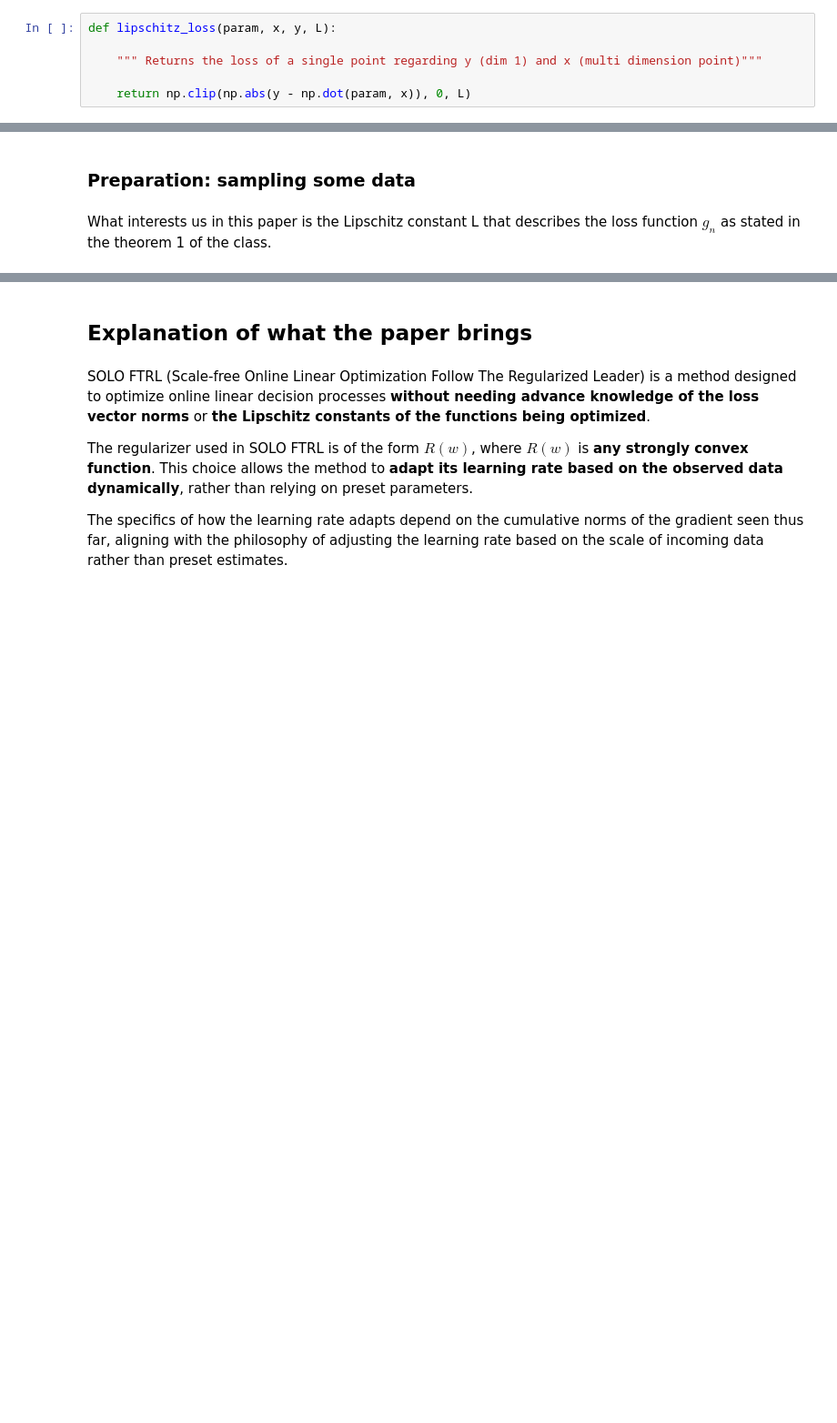
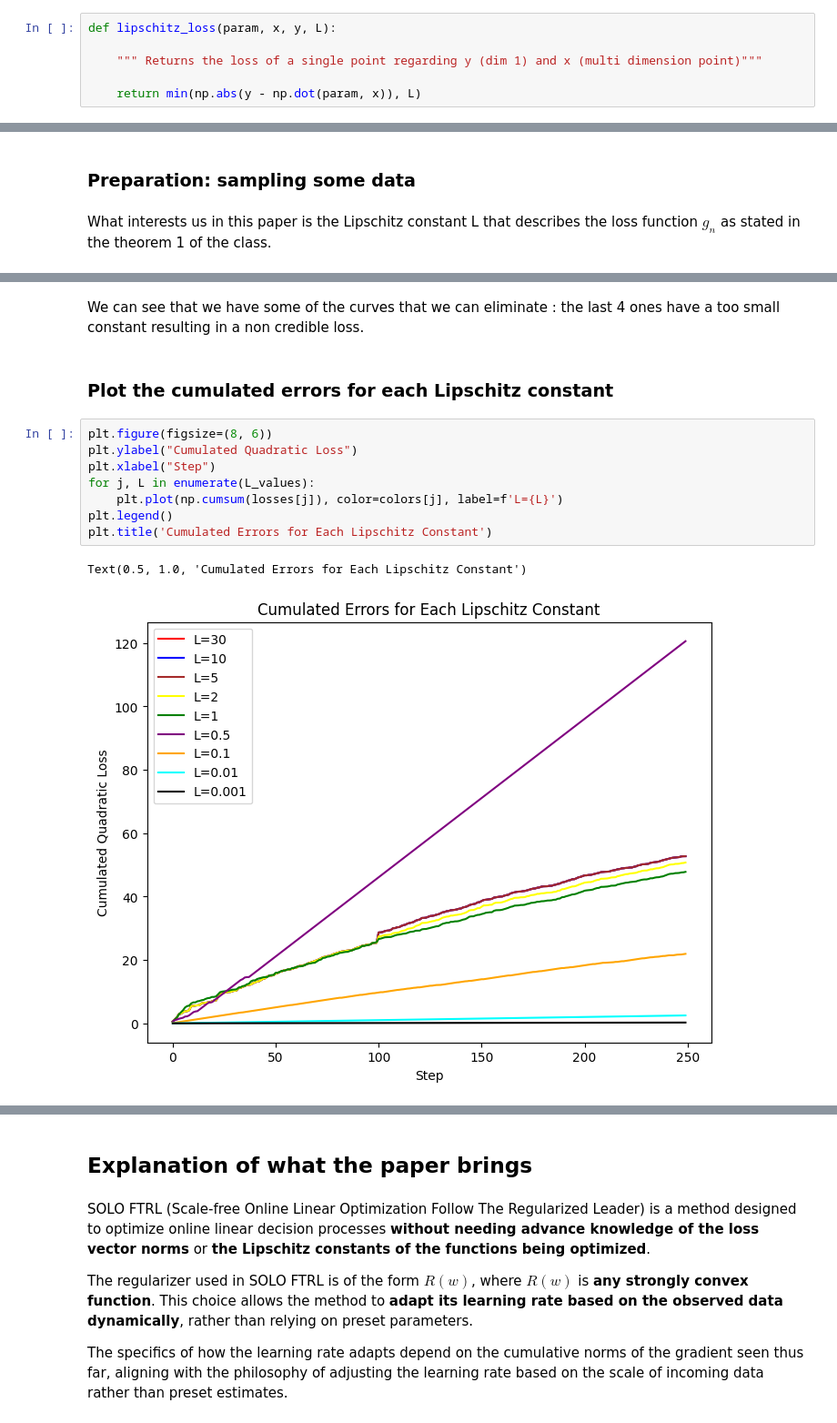
Before and after one commit to omeurer/ESSEC_seq_opt, a Jupyter notebook: final_notebook.ipynb, the cells around one changed output, grey strips where cells are left out. Shown at 91% size. Saved outputs shown, nothing was run; the diff lists cells and outputs as text; blank space fills up the shorter version.

```diff
--- a/final_notebook.ipynb
+++ b/final_notebook.ipynb
@@ -76,7 +78,7 @@ def lipschitz_loss(param, x, y, L):
 
     """ Returns the loss of a single point regarding y (dim 1) and x (multi dimension point)"""
 
-    return np.clip(np.abs(y - np.dot(param, x)), 0, L)
+    return min(np.abs(y - np.dot(param, x)), L)
 # %% [markdown]
 Online Gradient Step
 # %%
@@ -189,0 +182,15 @@ plt.show()
+# %% [markdown]
+We can see that we have some of the curves that we can eliminate : the last 4 ones have a too small constant resulting in a non credible loss.
+# %% [markdown]
+### Plot the cumulated errors for each Lipschitz constant
+# %%
+plt.figure(figsize=(8, 6))
+plt.ylabel("Cumulated Quadratic Loss")
+plt.xlabel("Step")
+for j, L in enumerate(L_values):
+    plt.plot(np.cumsum(losses[j]), color=colors[j], label=f'L={L}')
+plt.legend()
+plt.title('Cumulated Errors for Each Lipschitz Constant')
+# %% [output]
+Text(0.5, 1.0, 'Cumulated Errors for Each Lipschitz Constant')
+[figure, added]
```
Also changed, not shown: parts of 22 cells of this notebook.
